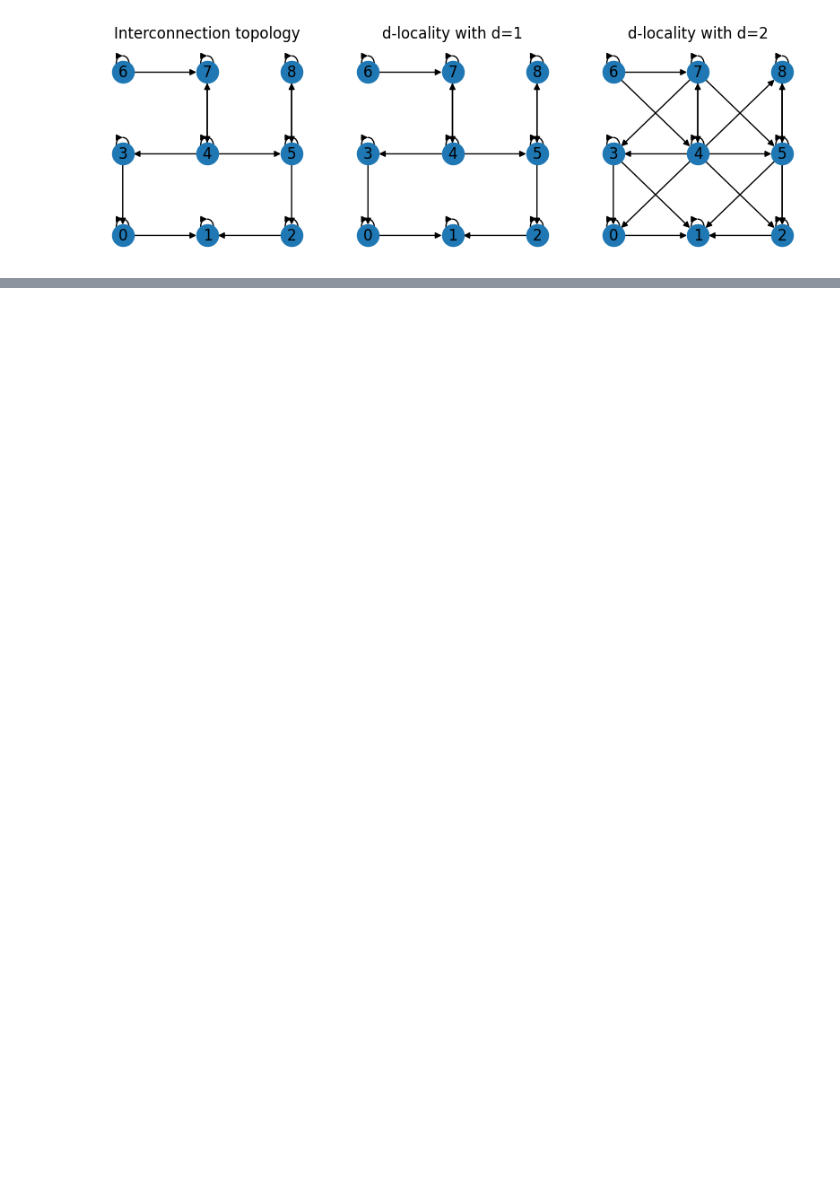
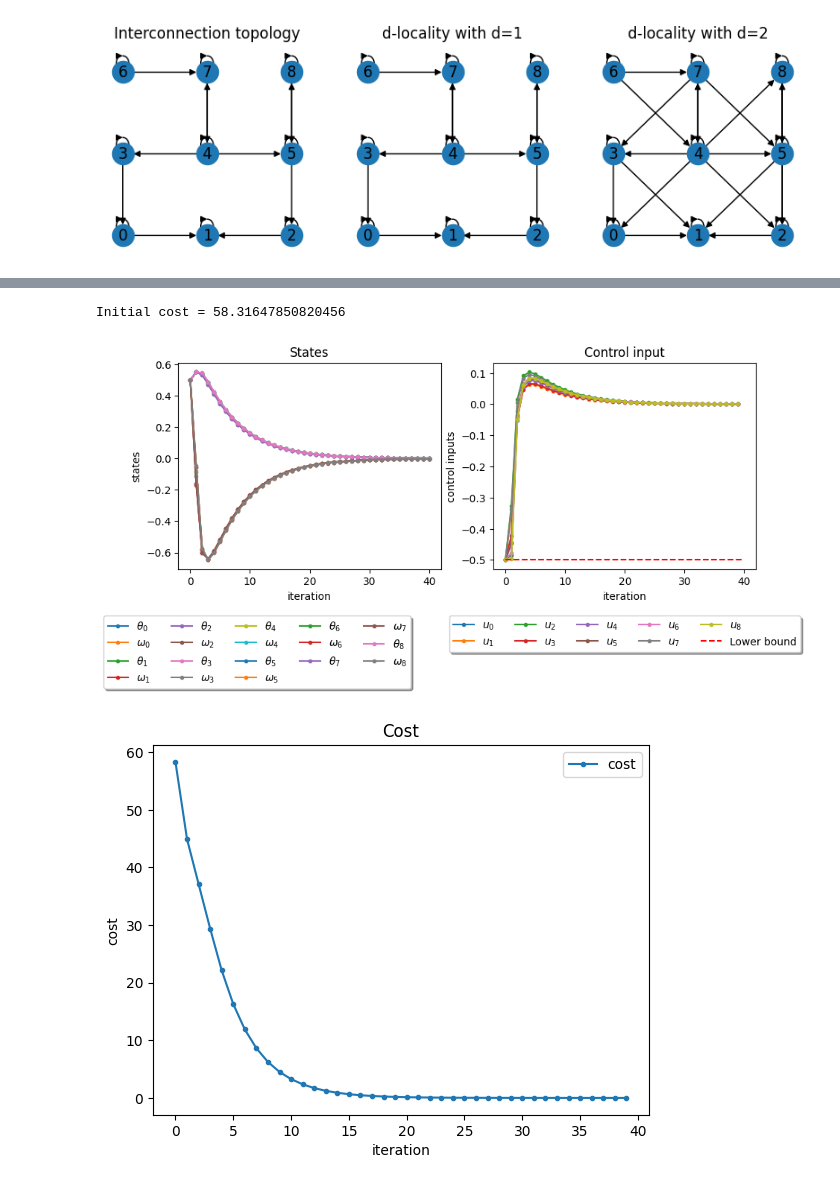
Before and after one commit to vateseif/lmpc-py, a Jupyter notebook: examples/square_mesh.ipynb, the cells around one changed output, grey strips where cells are left out. Saved outputs shown, nothing was run; the diff lists cells and outputs as text; code cells hidden in the pictures; blank space fills up the shorter version.

Commit message:
Add boundConstraint

```diff
--- a/examples/square_mesh.ipynb
+++ b/examples/square_mesh.ipynb
@@ -9,12 +9,13 @@ from src import lmpc
 from src.lmpc.utils import generateRandomSquareMeshLTI, plot_topology_locality
 # %%
 # system params
-n = 3       # grid size
-Ns = 2      # states per subsystem
-Na = 1      # acitons per subsystem
+n = 3           # grid size
+Ns = 2          # states per subsystem
+Na = 1          # acitons per subsystem
 LOCALITY = 1
-T = 10      # mpc horizon
-Tsim = 40   # scenario sim time
+T = 10          # mpc horizon
+Tsim = 40       # scenario sim time
+lBound = -0.5   # control input lower bound
 
 # dynamics matrix of random mesh system
 A, B = generateRandomSquareMeshLTI(n, seed=2024)
@@ -38,6 +39,8 @@ controller << sys
 controller.addObjectiveFun(lmpc.objectives.QuadForm(Q, R))
 # add terminal constraint (= 0 by default)
 controller.addConstraint(lmpc.constraints.TerminalConstraint())
+# add lower bound to control
+controller.addConstraint(lmpc.constraints.BoundConstraint('u', 'lower', -0.5*np.ones((sys.Nx,1))))
 # %%
 # scenario
 # init condition
@@ -46,6 +49,7 @@ sys.setInitialState(x0)
 
 # history buffer
 cost_history = np.zeros((Tsim))
+u_history = np.zeros((Tsim, 1, sys.Nu))
 x_history = np.zeros((Tsim+1, 1, sys.Nx))
 x_history[0] = x0.T
 
@@ -55,4 +59,5 @@ for t in range(Tsim):
   x = sys.step(u)
   sys.updateState(x)
   cost_history[t] = cost
+  u_history[t, 0, :] = u.squeeze()
   x_history[t+1, 0, :] = x.squeeze()
@@ -79,0 +64,46 @@ Initial cost = 53.22240635549883
+# %%
+fig, ax = plt.subplots(1, 2, figsize=(10,4))
+for i in range(sys.Nx):
+  label = f"$\\theta_{int(i/2)}$" if i%2==0 else f"$\omega_{int((i-1)/2)}$"
+  ax[0].plot(np.arange(0, Tsim+1), x_history[:, 0, i], ".-", label=label)
+ax[0].set_xlabel("iteration")
+ax[0].set_ylabel("states")
+ax[0].set_title("States")
+# Shrink current axis's height by 10% on the bottom
+box = ax[0].get_position()
+ax[0].set_position([box.x0, box.y0 + box.height * 0.1,
+                 box.width, box.height * 0.9])
+
+# Put a legend below current axis
+ax[0].legend(loc='upper center', bbox_to_anchor=(0.3, -0.2),
+          fancybox=True, shadow=True, ncol=5)
+
+for i in range(sys.Nu):
+  label = f"$u_{i}$"
+  ax[1].plot(np.arange(0, Tsim), u_history[:, 0, i], ".-", label=label)
+ax[1].hlines(y=lBound, xmin=0, xmax=Tsim, colors='red', linestyles='--', label='Lower bound')
+ax[1].set_xlabel("iteration")
+ax[1].set_ylabel("control inputs")
+ax[1].set_title("Control input")
+# Shrink current axis's height by 10% on the bottom
+box = ax[1].get_position()
+ax[1].set_position([box.x0, box.y0 + box.height * 0.1,
+                 box.width, box.height * 0.9])
+
+# Put a legend below current axis
+ax[1].legend(loc='upper center', bbox_to_anchor=(0.5, -0.2),
+          fancybox=True, shadow=True, ncol=5)
+
+
+plt.figure()
+plt.plot(np.arange(0, Tsim), cost_history, ".-", label="cost")
+plt.xlabel("iteration")
+plt.ylabel("cost")
+plt.title("Cost")
+plt.legend(loc="best")
+
+print(f"Initial cost = {cost_history[0]}")
+# %% [output]
+Initial cost = 58.31647850820456
+[figure, added]
+[figure, added]
```
Also changed, not shown: parts of 1 cell of this notebook, 1 other file.
